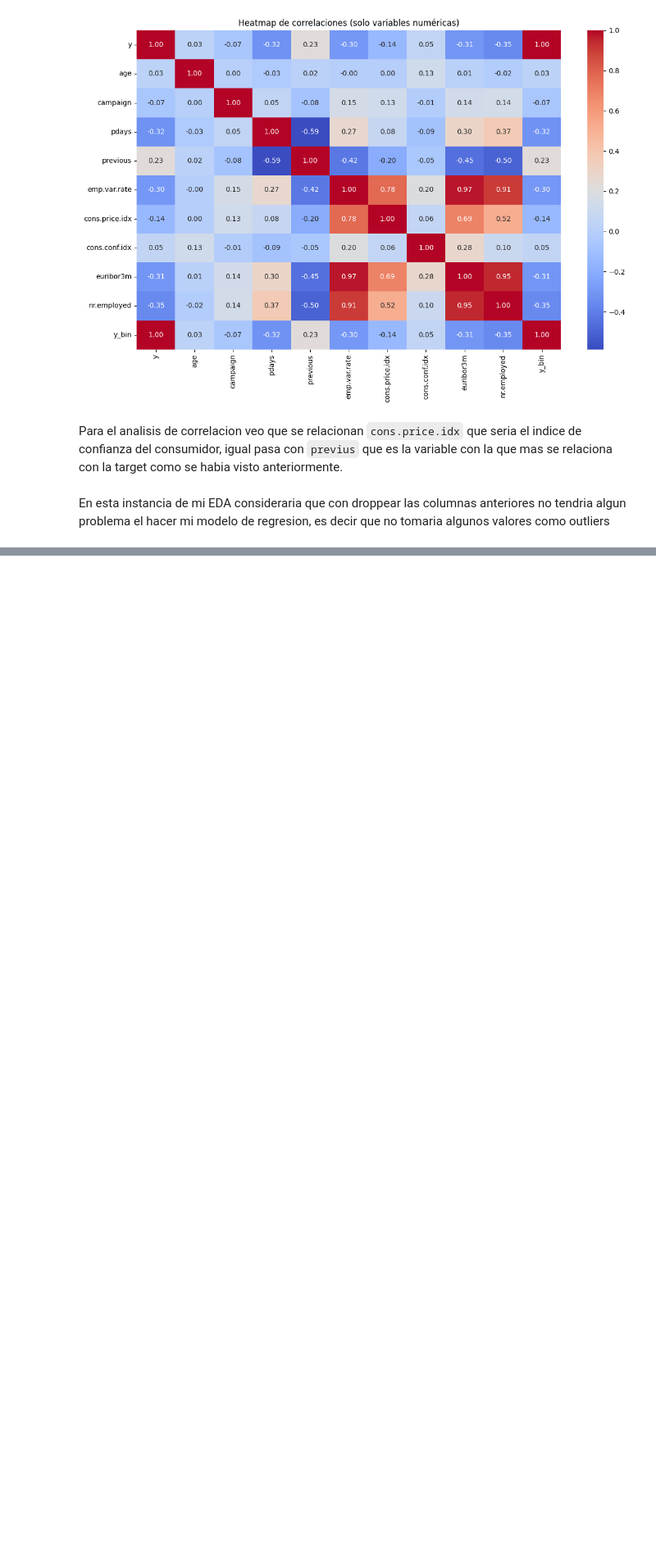
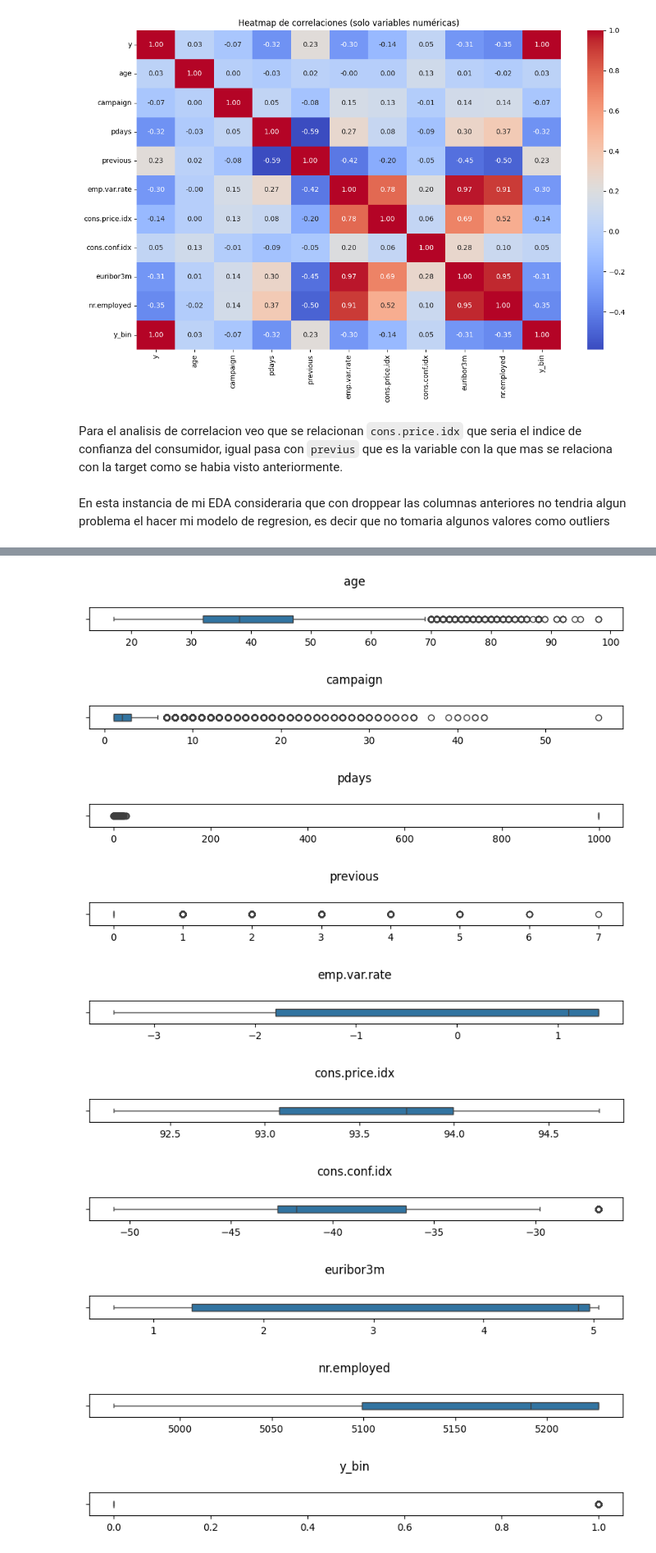
Before and after one commit to 4GeeksAcademy/Jese-David-Proyecto-Regresion-Logistica, a Jupyter notebook: src/explore.ipynb, the cells around one changed output, grey strips where cells are left out. Shown at 82% size. Drawn from its saved outputs; the diff is of its cells as text; code cells hidden in the pictures; blank space fills up the shorter version.

```diff
--- a/src/explore.ipynb
+++ b/src/explore.ipynb
@@ -278,0 +282,13 @@ En esta instancia de mi EDA consideraria que con droppear las columnas anteriore
+# %%
+eda.outliers_analysis(df,target)
+# %% [output]
+[figure, added]
+[figure, added]
+[figure, added]
+[figure, added]
+[figure, added]
+[figure, added]
+[figure, added]
+[figure, added]
+[figure, added]
+[figure, added]
```
Also changed, not shown: parts of 13 cells of this notebook, 3 other files.
